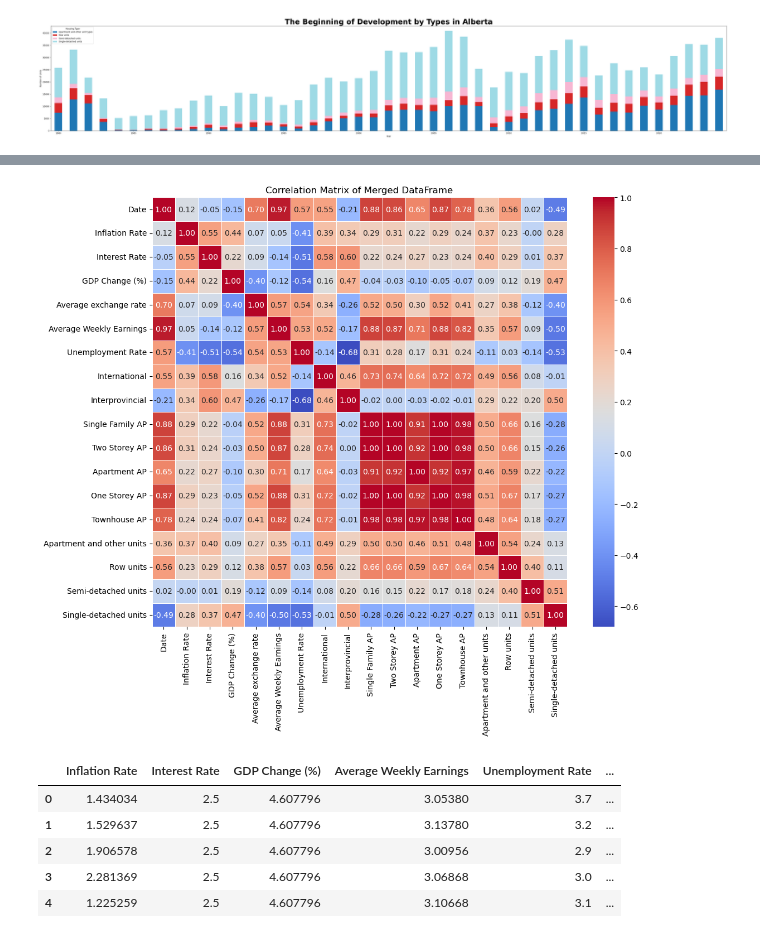
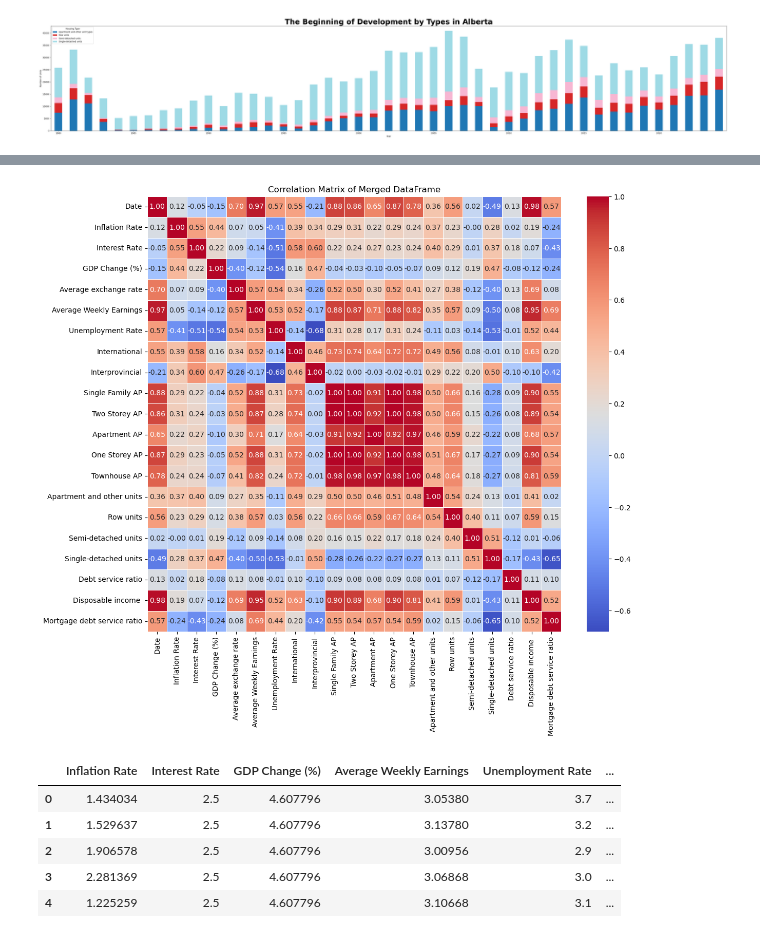
Before and after one commit to novomax-ca/CalgaryRealEstate, a Jupyter notebook: Calgary.ipynb, the cells around one changed output, grey strips where cells are left out. Cells and saved outputs as stored; diff of their text form; code cells hidden in the pictures.

```diff
--- a/Calgary.ipynb
+++ b/Calgary.ipynb
@@ -305,3 +306,8 @@ plt.show()
 # %% [output]
 <Figure size 4500x800 with 0 Axes>
 [figure]
+# %%
+canada_debt_df = pd.read_csv('data_source/CanadaDebtStat.csv', parse_dates=['REF_DATE'])
+
+unique_estimates = canada_debt_df['Estimates'].unique()
+print(unique_estimates)
@@ -308,5 +361,16 @@ plt.show()
 # %%
 # Merging the data
+canada_debt_df = canada_debt_df[canada_debt_df['Estimates'].isin(selected_data_types)]
+canada_debt_df_filtered = canada_debt_df[canada_debt_df['REF_DATE'].dt.year >= 2005][['REF_DATE', 'Estimates', 'VALUE']]
+canada_debt_df_filtered = canada_debt_df_filtered.sort_values(by='REF_DATE')
+canada_debt_df_pivot = canada_debt_df_filtered.pivot(index='REF_DATE', columns='Estimates', values='VALUE').reset_index()
+canada_debt_df_pivot.columns.name = None
+canada_debt_df_pivot['REF_DATE'] = canada_debt_df_pivot.apply(lambda row: pd.date_range(start=row['REF_DATE'], periods=3, freq='MS'), axis=1)
+canada_debt_df_pivot = canada_debt_df_pivot.explode('REF_DATE').reset_index(drop=True)
+canada_debt_df_pivot.iloc[:, 1:] = canada_debt_df_pivot.iloc[:, 1:] // 3
+canada_debt_df_pivot.rename(columns={'REF_DATE': 'Date'}, inplace=True)
+#canada_debt_df_pivot = canada_debt_df_pivot[['Date', 'Household income', 'Disposable income ', 'Debt service ratio', 'Mortgage debt service ratio', 'Mortgage debt payments', 'Non-mortgage debt payments', 'Mortgage interest paid', 'Household final consumption expenditure', 'Property income received']]
+
 
 gdp_df_filtered = gdp_df[gdp_df['Date'].dt.year >= 2005][['Date', 'GDP Change (%)']]
 
@@ -387,19 +451,25 @@ merged_df = pd.merge_asof(merged_df.sort_values('Date'),
                           on='Date',
                           direction='backward')
 
+merged_df = pd.merge_asof(merged_df.sort_values('Date'),
+                          canada_debt_df_pivot.sort_values('Date'),
+                          on='Date',
+                          direction='backward')
+
+#canada_debt_df_pivot.head()
 #merged_df.head()
 merged_df.to_csv('merged_data.csv', index=False)
 # %%
 # Building a correlation matrix
 
 correlation_matrix = merged_df.corr()
 
-plt.figure(figsize=(12, 10))
+plt.figure(figsize=(13, 11))
 sns.heatmap(correlation_matrix, annot=True, cmap='coolwarm', fmt='.2f', linewidths=0.5)
 plt.title('Correlation Matrix of Merged DataFrame')
 plt.show()
 # %% [output]
-[figure, old version]
+[figure, new version]
 # %%
 # Identifying patterns through data adjustment
 
```
Also changed, not shown: parts of 7 cells of this notebook.
